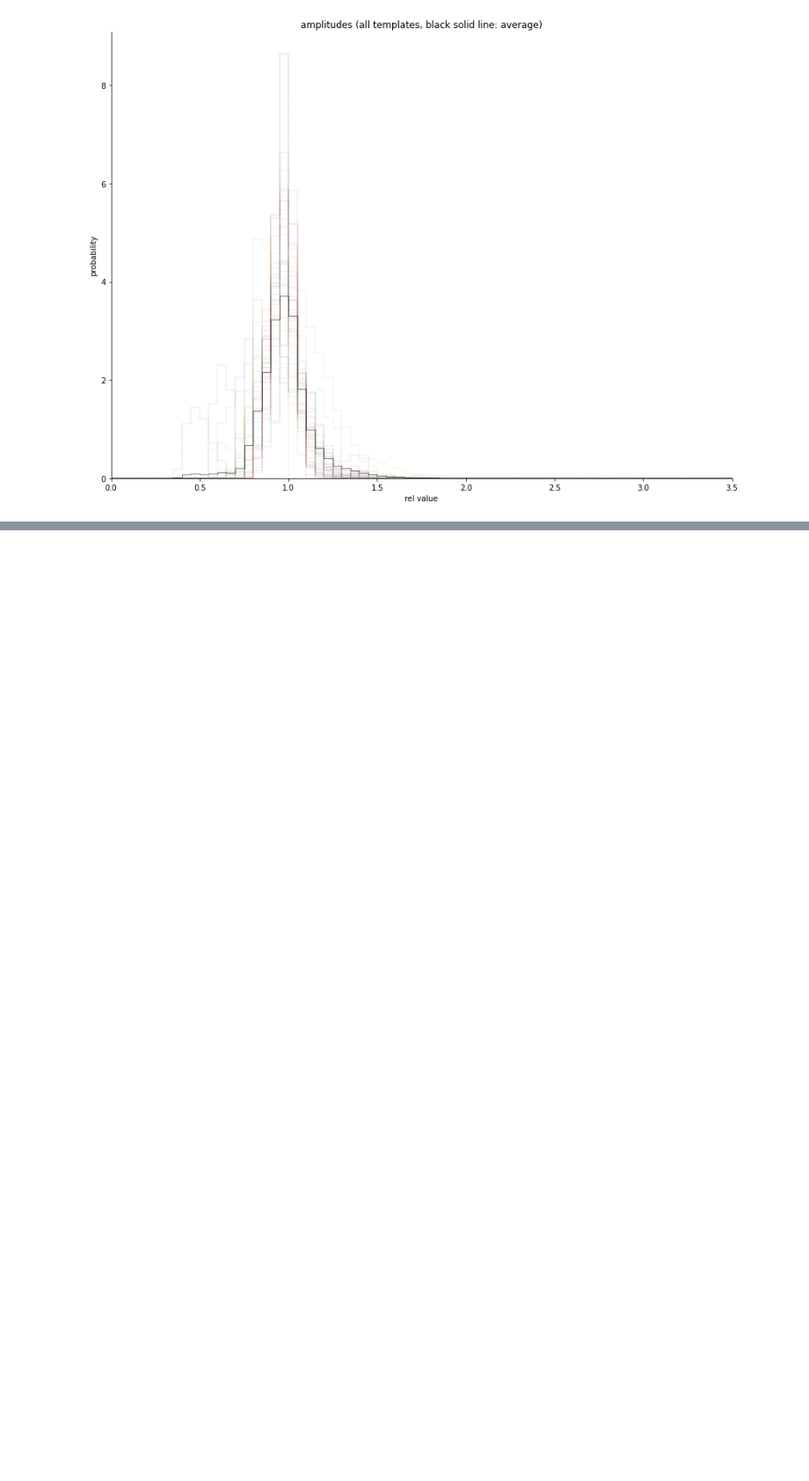
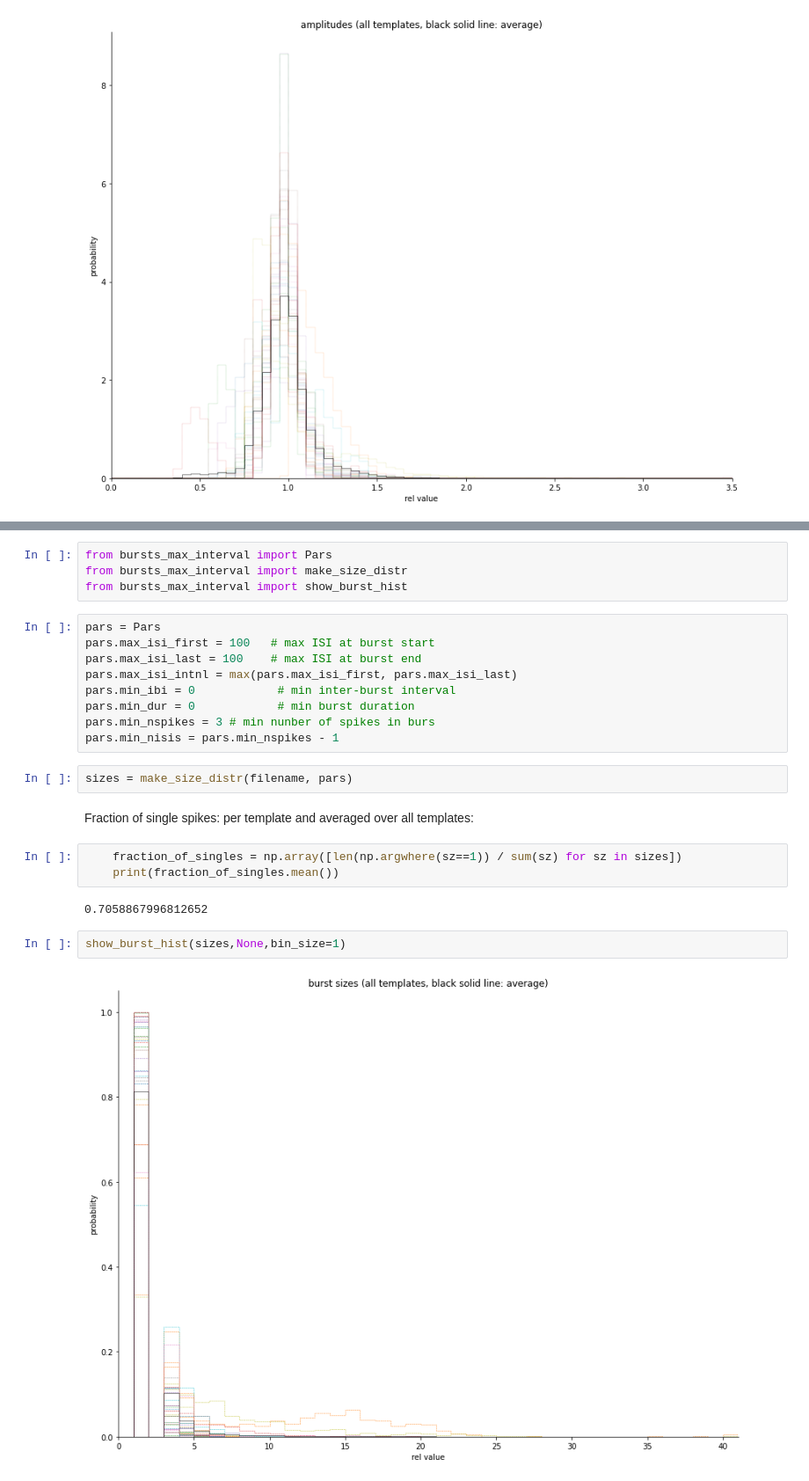
Before and after one commit to vsukhor/spyking-circus, a Jupyter notebook: circus/notebooks/sorting.ipynb, the cells around one changed output, grey strips where cells are left out. Shown at 88% size. Drawn from its saved outputs; the diff is of its cells as text; blank space fills up the shorter version.

```diff
--- a/circus/notebooks/sorting.ipynb
+++ b/circus/notebooks/sorting.ipynb
@@ -170,0 +177,26 @@ ba.show_amplitude_hist(filename, template_ids, bin_size=bin_size)
+# %%
+from bursts_max_interval import Pars
+from bursts_max_interval import make_size_distr
+from bursts_max_interval import show_burst_hist
+# %%
+pars = Pars
+pars.max_isi_first = 100   # max ISI at burst start
+pars.max_isi_last = 100    # max ISI at burst end
+pars.max_isi_intnl = max(pars.max_isi_first, pars.max_isi_last)
+pars.min_ibi = 0            # min inter-burst interval
+pars.min_dur = 0            # min burst duration
+pars.min_nspikes = 3 # min nunber of spikes in burs
+pars.min_nisis = pars.min_nspikes - 1
+# %%
+sizes = make_size_distr(filename, pars)
+# %% [markdown]
+Fraction of single spikes: per template and averaged over all templates:
+# %%
+    fraction_of_singles = np.array([len(np.argwhere(sz==1)) / sum(sz) for sz in sizes])
+    print(fraction_of_singles.mean())
+# %% [output]
+0.7058867996812652
+# %%
+show_burst_hist(sizes,None,bin_size=1)
+# %% [output]
+[figure, added]
```
Also changed, not shown: parts of 7 cells of this notebook.
